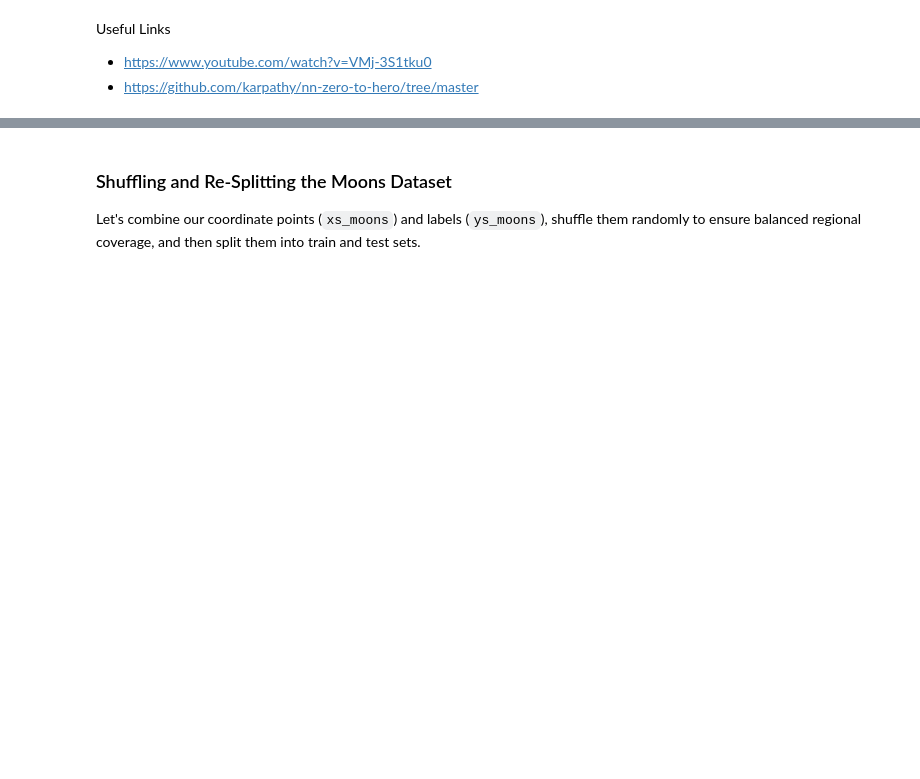
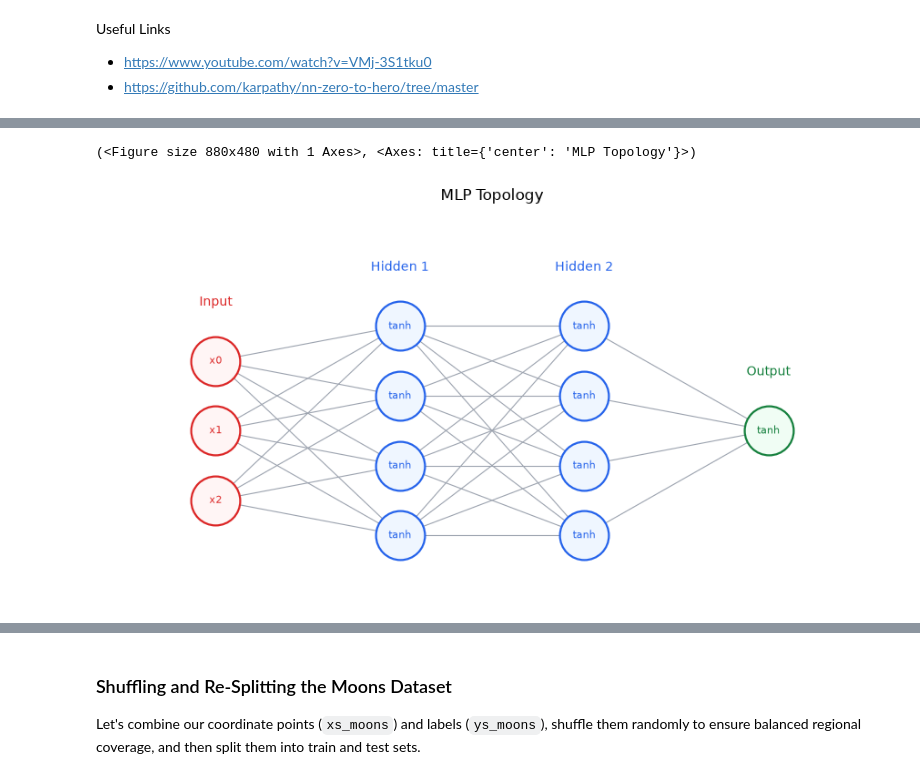
Before and after one commit to sdmcraft/nn-zero-to-hero, a Jupyter notebook: practice/micrograd.ipynb, the cells around one changed output, grey strips where cells are left out. Saved outputs shown, nothing was run; the diff lists cells and outputs as text; code cells hidden in the pictures; blank space fills up the shorter version.

```diff
--- a/practice/micrograd.ipynb
+++ b/practice/micrograd.ipynb
@@ -793,0 +757,11 @@ ypred
+# %%
+n = (
+  MLP()
+  .add_layer(Layer([Neuron(3, "tanh") for _ in range(4)]))
+  .add_layer(Layer([Neuron(4, "tanh") for _ in range(4)]))
+  .add_layer(Layer().add_neuron(Neuron(4, "tanh")))
+)
+n.draw(title="MLP Topology")
+# %% [output]
+(<Figure size 880x480 with 1 Axes>, <Axes: title={'center': 'MLP Topology'}>)
+[figure, added]
```
Also changed, not shown: parts of 32 cells of this notebook.
